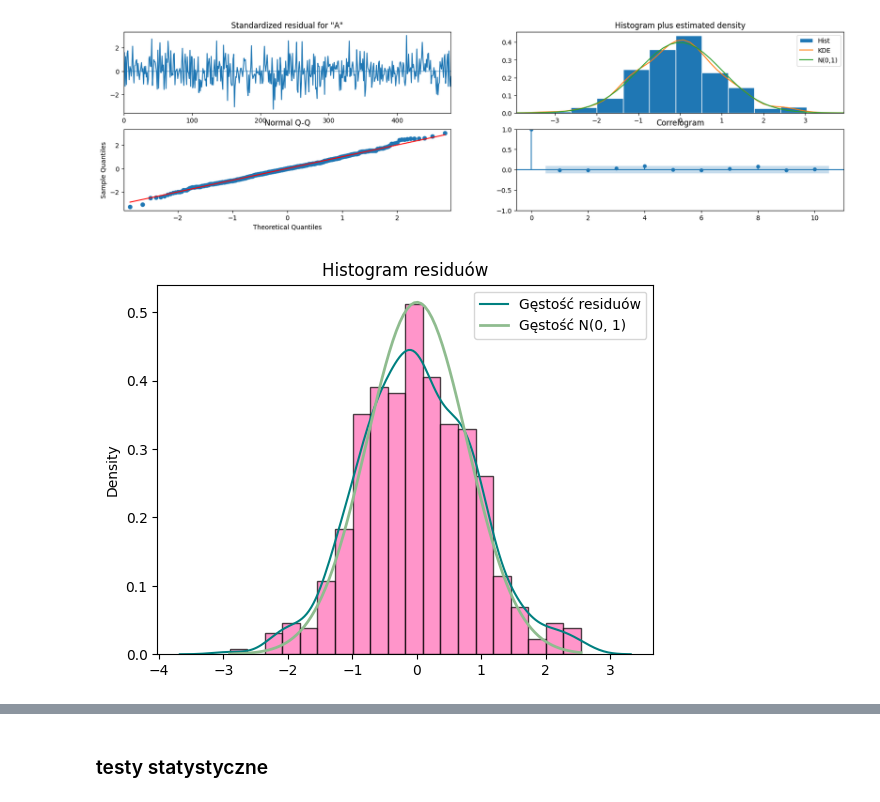
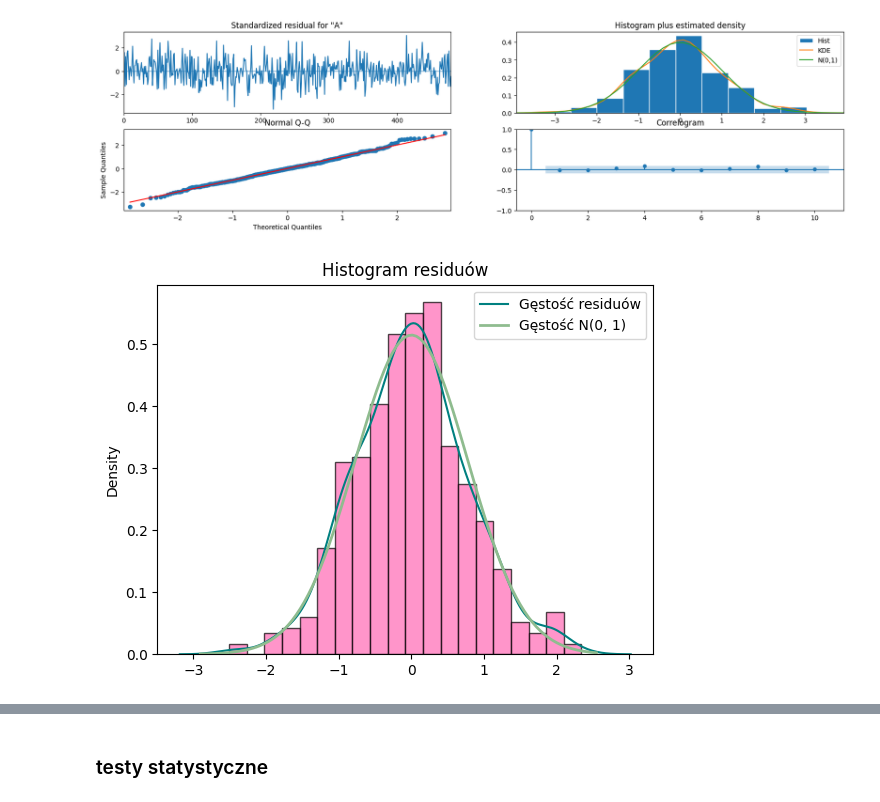
Before and after one commit to MariaNowacka/raport_kaszcz, a Jupyter notebook: sprawko.ipynb, the cells around one changed output, grey strips where cells are left out. Drawn from its saved outputs; the diff is of its cells as text; code cells hidden in the pictures.

```diff
--- a/sprawko.ipynb
+++ b/sprawko.ipynb
@@ -354,24 +363,24 @@ plt.plot()
 # %%
 import seaborn as ssn
 # import statsmodels.api as sm
 from statsmodels.graphics.tsaplots import plot_acf
 from scipy.stats import norm, probplot
 # fig, axes = plt.subplots(2, 2, figsize=(15, 10))
 # axes = axes.flatten()
 residuals3 = model3.resid
 # 1. Histogram reszt z krzywą normalną
-ssn.kdeplot(X3, color = 'teal', label = 'Gęstość residuów')
-plt.hist(X3, bins=20, color='hotpink', edgecolor='black', density=True, alpha=0.7)
+ssn.kdeplot(residuals3, color = 'teal', label = 'Gęstość residuów')
+plt.hist(residuals3, bins=20, color='hotpink', edgecolor='black', density=True, alpha=0.7)
 mu, std = norm.fit(residuals3)
 x3 = np.linspace(min(X3), max(X3), 100)
 p3 = norm.pdf(x3, mu, std)
 plt.plot(x3, p3, color = 'darkseagreen', linewidth=2, label='Gęstość N(0, 1)')
 plt.title("Histogram residuów")
 plt.legend()
-plt.savefig('norm3X3.png')
+plt.savefig('norm3.png')
 plt.show()
 # %% [output]
-[figure, old version]
+[figure, new version]
 # %%
 
 # 2. Autokorelacja reszt (ACF)
```
Also changed, not shown: parts of 11 cells of this notebook, 7 other files.
